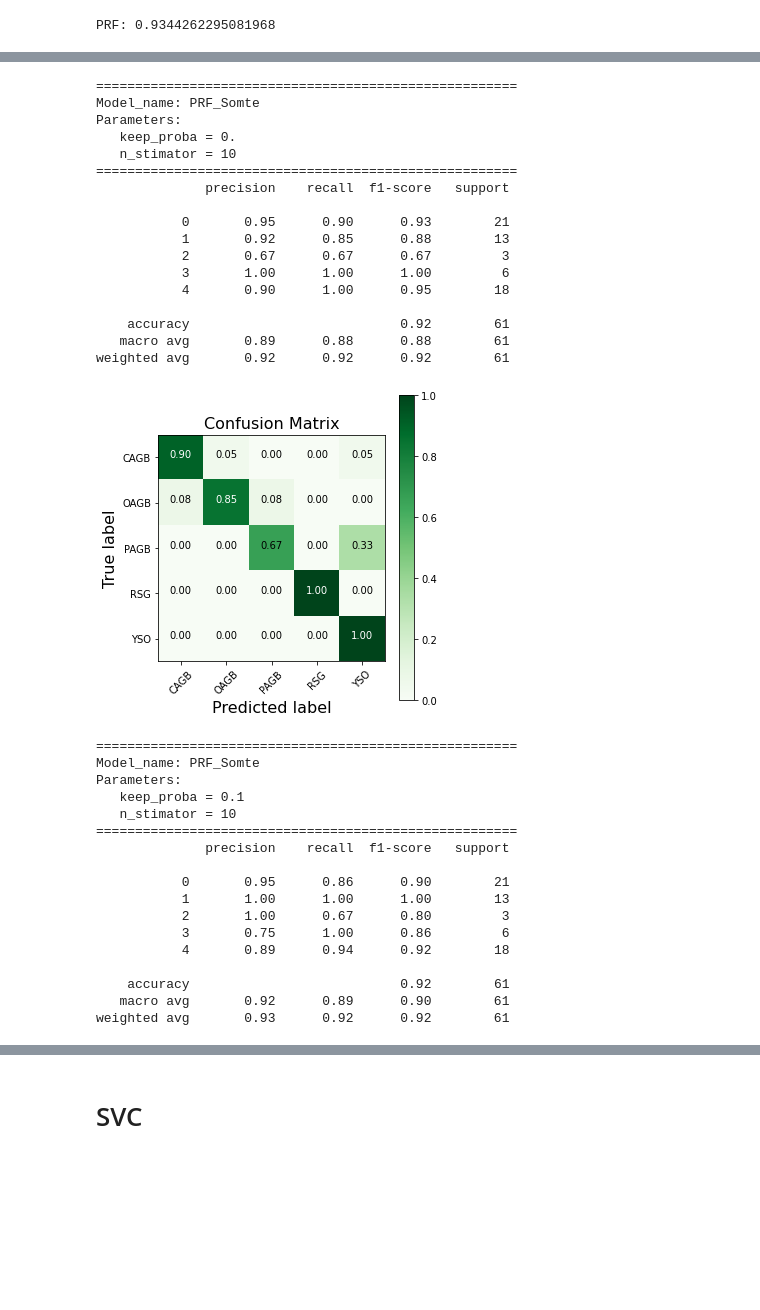
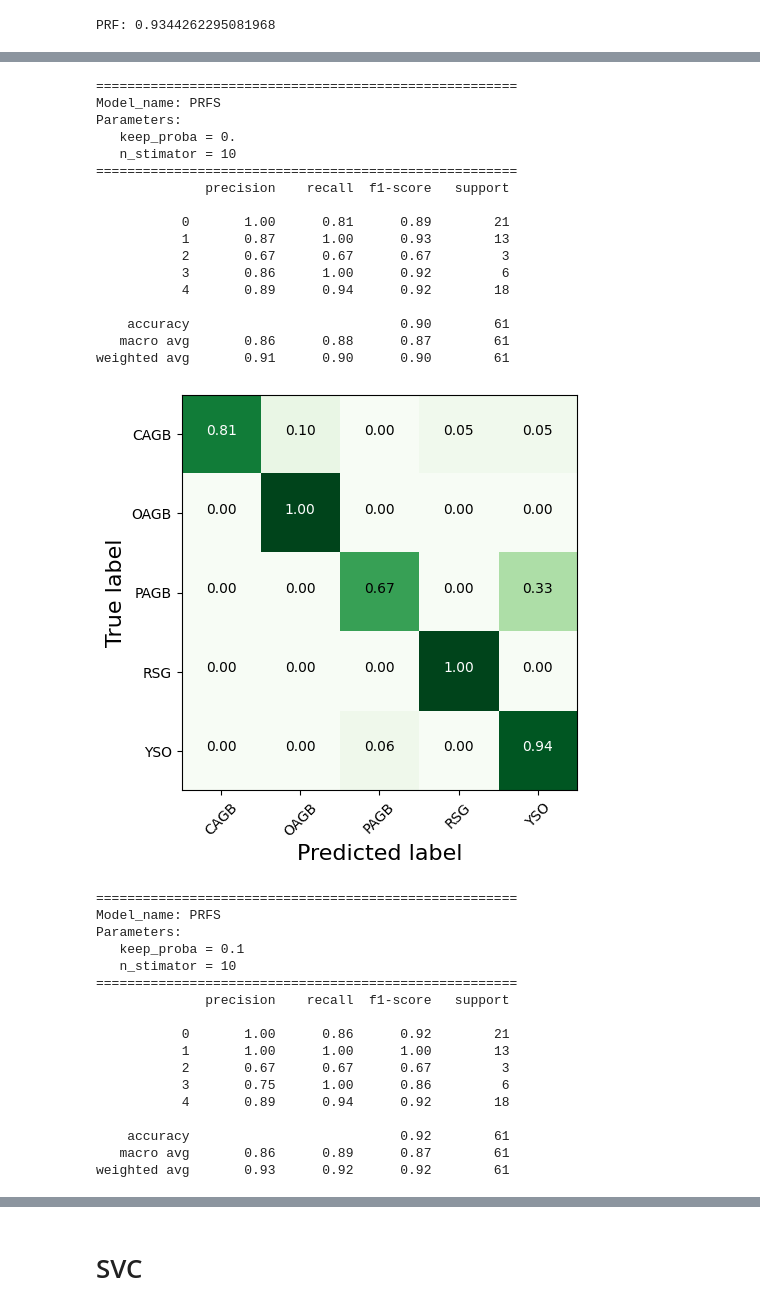
Before and after one commit to Mahdi-Abdollahii/Dusty-Stellar-Sources-Classification, a Jupyter notebook: Model_Evaluation_Smote.ipynb, the cells around one changed output, grey strips where cells are left out. Cells and saved outputs as stored; diff of their text form; code cells hidden in the pictures; blank space fills up the shorter version.

```diff
--- a/Model_Evaluation_Smote.ipynb
+++ b/Model_Evaluation_Smote.ipynb
@@ -480,8 +529,0 @@ dump(prf_cls,'PRF-S-09-10-90-0.joblib')
-# %%
-model_name = 'PRF-S-09-10-90-0'
-address = model_name + '.joblib'
-clf = load(address)
-Y_pred_save_model = clf.predict(X_test)
-# %%
-print(classification_report( Y_test , Y_pred_save_model ))
-cm = confusion_matrix(Y_test , Y_pred_save_model )
@@ -509,63 +530,69 @@ plot_confusion_matrix(cm = cm ,
+# %%
+import pickle
+model_name = 'PRF-S-09-10-93-0'
+filename = model_name + '.sav'
+pickle.dump(prf_cls, open(filename, 'wb'))
 # %%
-Address_directory = '/content/drive/MyDrive/IPM/Dusty Stellar Sources Classification/Models/'
-Models = ['PRF-S-001-10-92-0', 'PRF-S-01-10-92-0', 'PRF-S-01-10-93-1', 'PRF-S-01-100-93-2',\
-          'PRF-S-03-10-90-0','PRF-S-05-10-92-0','PRF-S-05-10-92-0','PRF-S-08-10-95-1']
+Address_directory = ''
+Models = ['PRF-S-001-10-90-0', 'PRF-S-01-10-92-0', 'PRF-S-01-100-93-0',
+          'PRF-S-03-10-93-0', 'PRF-S-05-10-92-0', 'PRF-S-08-10-93-0','PRF-S-09-10-93-0']
 # %%
 for i in Models:
   model_name = i
-  address = Address_directory + model_name + '.joblib'
-  clf = load(address)
-  Y_pred_save_model = clf.predict(X_test)
-  Model_name = i.split('-')[0]+'_Somte'
+  filename = Address_directory + model_name + '.sav'
+  loaded_model = pickle.load(open(filename, 'rb'))
+  Y_pred_save_model = loaded_model.predict(X_test)
+  Model_name = i.split('-')[0] + i.split('-')[1]
   keep_proba = i.split('-')[2].split('0')[1]
   n_stimator = i.split('-')[3]
   print('======================================================')
   print('Model_name: ' + Model_name)
   print('Parameters: ')
   print('   keep_proba = 0.' + keep_proba)
   print('   n_stimator = ' + n_stimator)
   print('======================================================')
   print(classification_report( Y_test , Y_pred_save_model ))
   cm = confusion_matrix(Y_test , Y_pred_save_model )
   plot_confusion_matrix(cm = cm ,
                       normalize    = True,
                       target_names = ['CAGB', 'OAGB', 'PAGB', 'RSG', 'YSO'] ,
-                      title  = "Confusion Matrix",
-                      file_name = model_name +'_CM.pdf',
-                      size = (5,5))
+                      title  = None,
+                      file_name = model_name +'_CM.jpg',
+                      size = (5,5),
+                      color_bar=False)
 # %% [output]
 ======================================================
-Model_name: PRF_Somte
+Model_name: PRFS
 Parameters:
    keep_proba = 0.
    n_stimator = 10
 ======================================================
               precision    recall  f1-score   support
 
-           0       0.95      0.90      0.93        21
-           1       0.92      0.85      0.88        13
+           0       1.00      0.81      0.89        21
+           1       0.87      1.00      0.93        13
            2       0.67      0.67      0.67         3
-           3       1.00      1.00      1.00         6
-           4       0.90      1.00      0.95        18
+           3       0.86      1.00      0.92         6
+           4       0.89      0.94      0.92        18
 
-    accuracy                           0.92        61
-   macro avg       0.89      0.88      0.88        61
-weighted avg       0.92      0.92      0.92        61
+    accuracy                           0.90        61
+   macro avg       0.86      0.88      0.87        61
+weighted avg       0.91      0.90      0.90        61
-[figure, old version]
+[figure, new version]
 ======================================================
-Model_name: PRF_Somte
+Model_name: PRFS
 Parameters:
    keep_proba = 0.1
    n_stimator = 10
 ======================================================
               precision    recall  f1-score   support
 
-           0       0.95      0.86      0.90        21
+           0       1.00      0.86      0.92        21
            1       1.00      1.00      1.00        13
-           2       1.00      0.67      0.80         3
+           2       0.67      0.67      0.67         3
            3       0.75      1.00      0.86         6
            4       0.89      0.94      0.92        18
 
     accuracy                           0.92        61
-   macro avg       0.92      0.89      0.90        61
+   macro avg       0.86      0.89      0.87        61
 weighted avg       0.93      0.92      0.92        61
```
Also changed, not shown: parts of 74 cells of this notebook.
